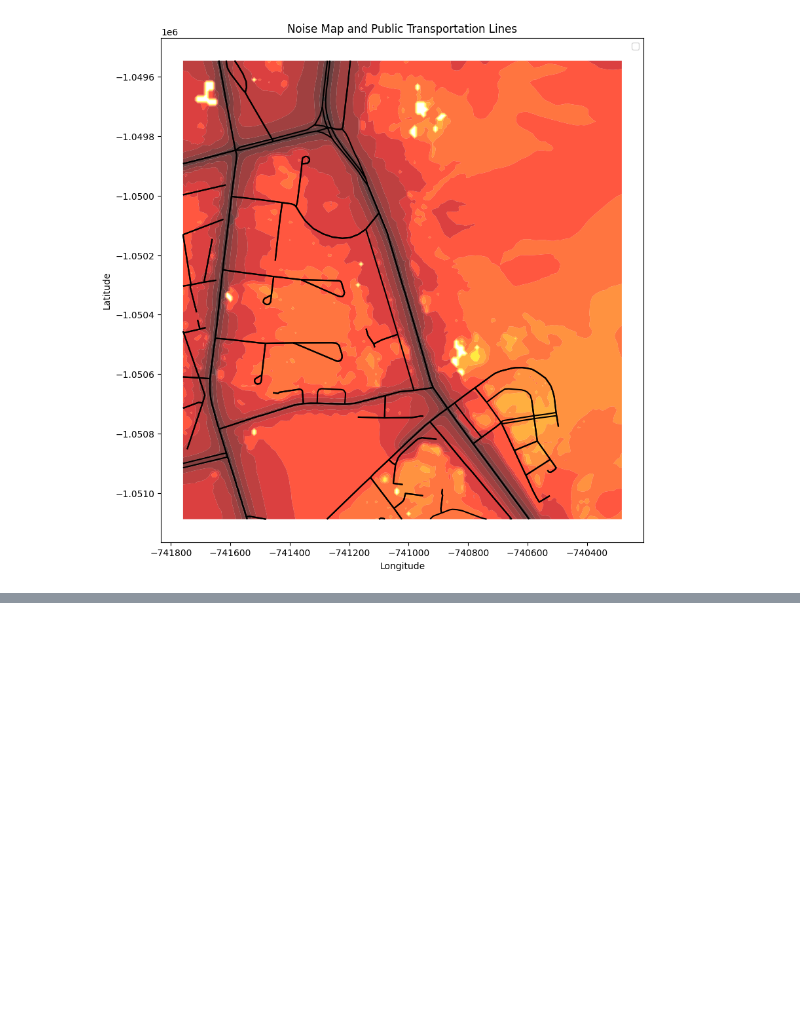
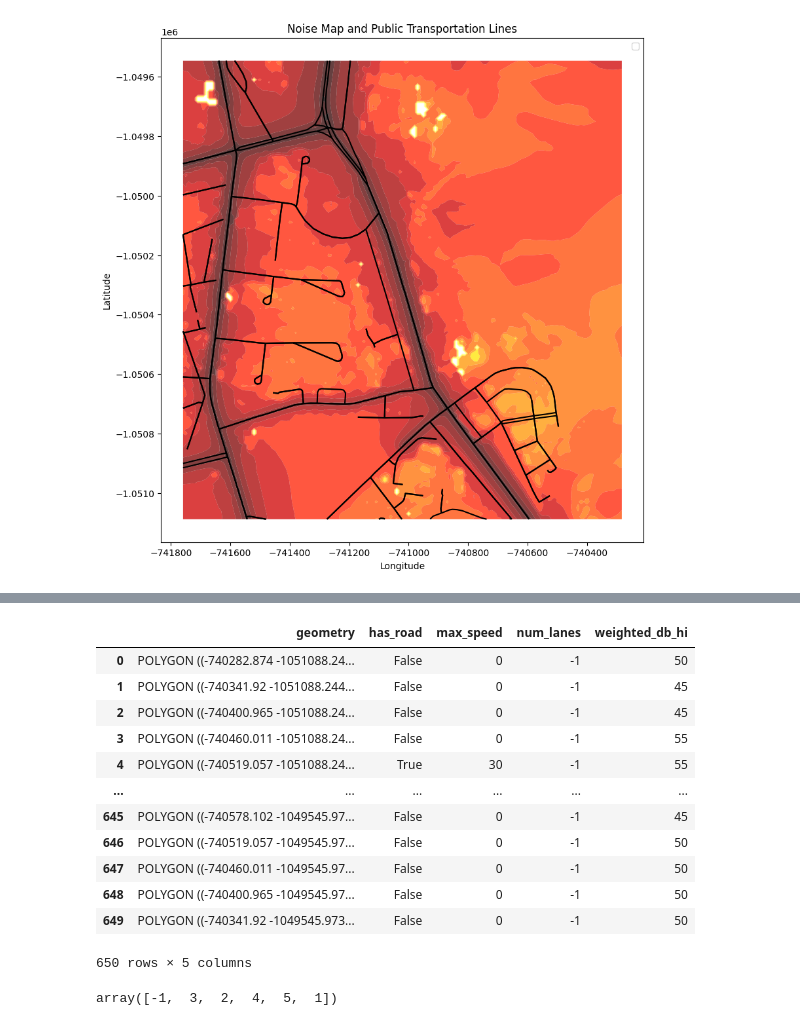
Before and after one commit to mweuro/GeoNoise, a Jupyter notebook: pixels.ipynb, the cells around one changed output, grey strips where cells are left out. Saved outputs shown, nothing was run; the diff lists cells and outputs as text; code cells hidden in the pictures; blank space fills up the shorter version.

```diff
--- a/pixels.ipynb
+++ b/pixels.ipynb
@@ -471,0 +523,12 @@ See: https://matplotlib.org/stable/tutorials/intermediate/legend_guide.html#impl
+# %%
+def extract_max_lanes(lanes):
+    if isinstance(lanes, list):
+        # Convert list to numeric, drop NaN, take the highest value
+        lane_values = pd.to_numeric(lanes, errors="coerce")
+        return max(lane_values, default=-1)  # Return highest lanes or -1 if empty
+    elif pd.isna(lanes):  # If NaN, return -1
+        return -1
+    return pd.to_numeric(lanes, errors="coerce")  # Convert single value to numeric
+
+# Clean 'lanes' column
+roads_for_pixel["lanes"] = roads_for_pixel["lanes"].apply(extract_max_lanes)
@@ -471,0 +551,20 @@ See: https://matplotlib.org/stable/tutorials/intermediate/legend_guide.html#impl
+# %%
+pixels
+# %% [output]
+|  | geometry | has_road | max_speed | num_lanes | weighted_db_hi |
+| 0 | POLYGON ((-740282.874 -1051088.24... | False | 0 | -1 | 50 |
+| 1 | POLYGON ((-740341.92 -1051088.244... | False | 0 | -1 | 45 |
+| 2 | POLYGON ((-740400.965 -1051088.24... | False | 0 | -1 | 45 |
+| 3 | POLYGON ((-740460.011 -1051088.24... | False | 0 | -1 | 55 |
+| 4 | POLYGON ((-740519.057 -1051088.24... | True | 30 | -1 | 55 |
+| ... | ... | ... | ... | ... | ... |
+| 645 | POLYGON ((-740578.102 -1049545.97... | False | 0 | -1 | 45 |
+| 646 | POLYGON ((-740519.057 -1049545.97... | False | 0 | -1 | 50 |
+| 647 | POLYGON ((-740460.011 -1049545.97... | False | 0 | -1 | 50 |
+| 648 | POLYGON ((-740400.965 -1049545.97... | False | 0 | -1 | 50 |
+| 649 | POLYGON ((-740341.92 -1049545.973... | False | 0 | -1 | 50 |
+650 rows × 5 columns
+# %%
+pixels["num_lanes"].unique()
+# %% [output]
+array([-1,  3,  2,  4,  5,  1])
```
Also changed, not shown: parts of 31 cells of this notebook.
